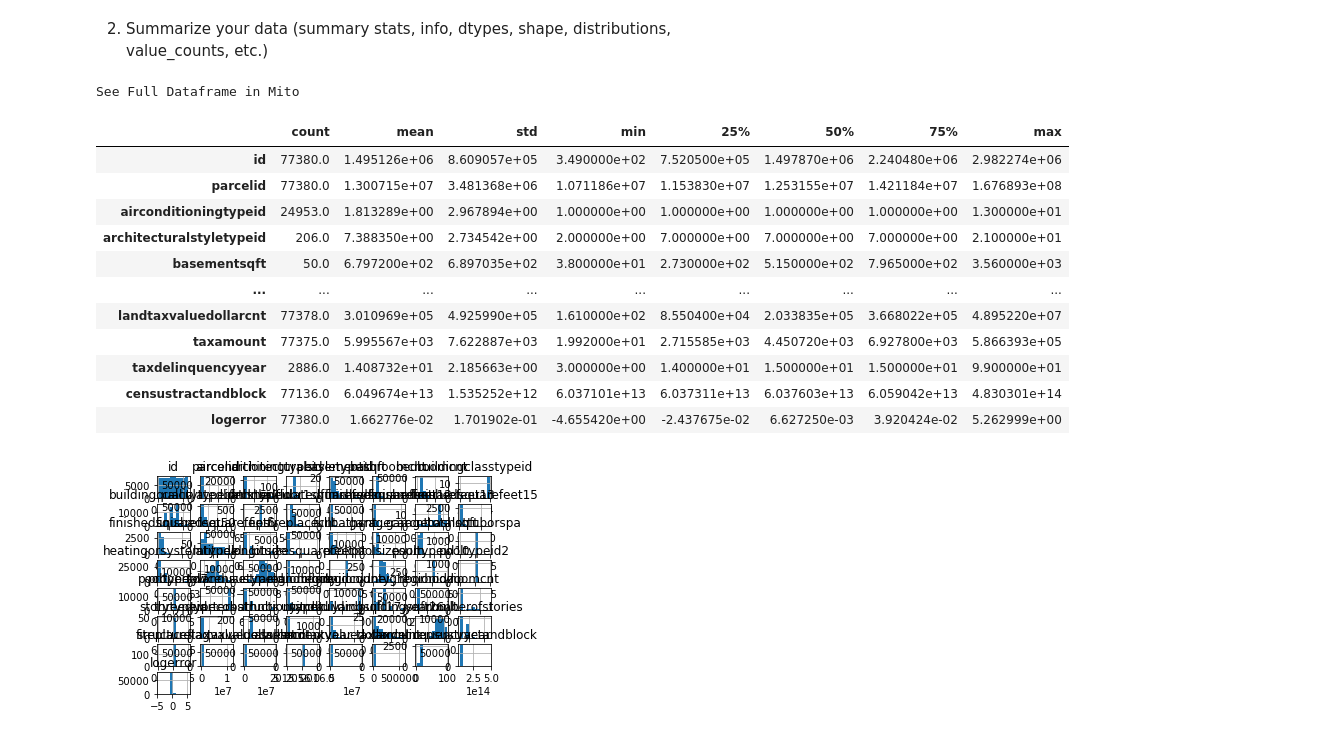
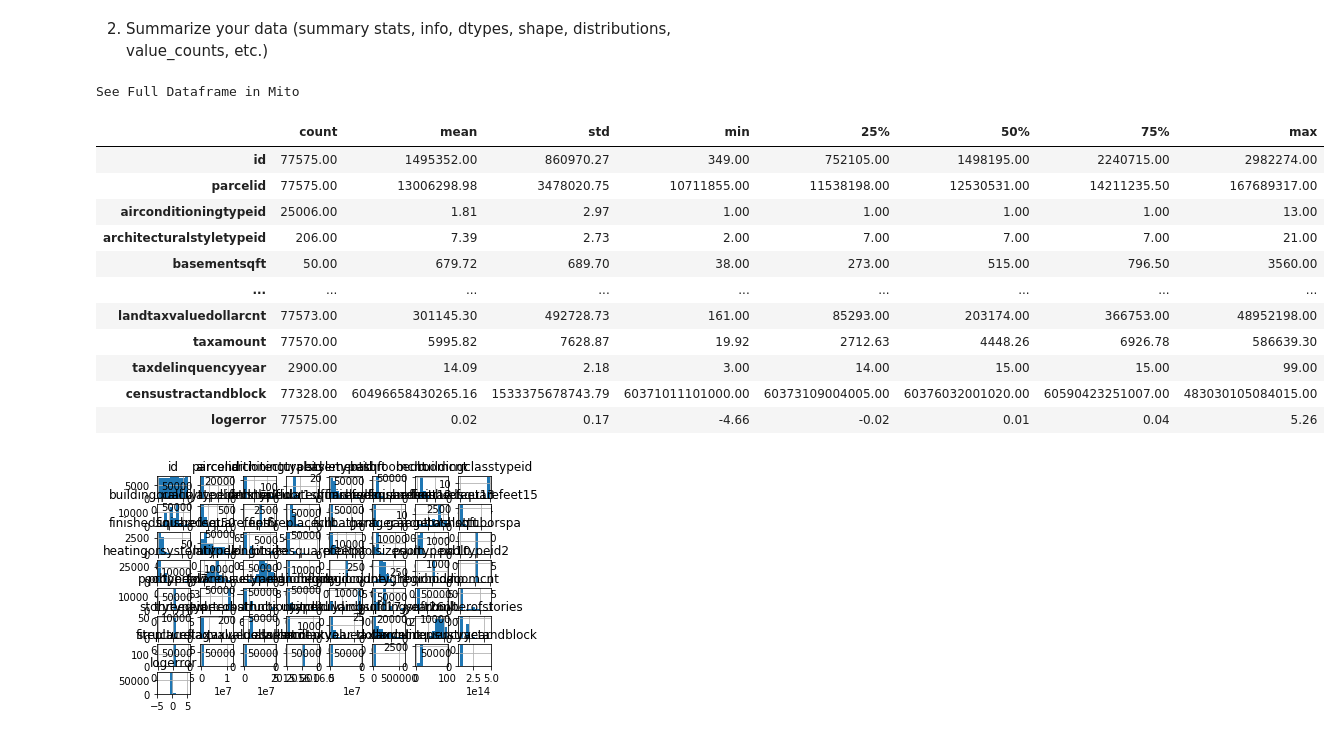
Before and after one commit to Jared-Godar/clustering-exercises, a Jupyter notebook: wrangle-exercises.ipynb, the cells around one changed output. Cells and saved outputs as stored; diff of their text form; code cells hidden in the pictures.

```diff
--- a/wrangle-exercises.ipynb
+++ b/wrangle-exercises.ipynb
@@ -104,6 +104,36 @@ WHERE latitude IS NOT NULL
 	AND longitude IS NOT NULL
 	AND transactiondate BETWEEN '2017-01-01' AND '2017-12-31';
 '''
+# %%
+sqlquery2='''
+SELECT prop.*,
+       pred.logerror,
+       pred.transactiondate,
+       air.airconditioningdesc,
+       arch.architecturalstyledesc,
+       build.buildingclassdesc,
+       heat.heatingorsystemdesc,
+       landuse.propertylandusedesc,
+       story.storydesc,
+       construct.typeconstructiondesc
+
+FROM   properties_2017 prop
+       INNER JOIN (SELECT parcelid,
+                          logerror,
+                          Max(transactiondate) transactiondate
+                   FROM   predictions_2017
+                   GROUP  BY parcelid, logerror) pred
+               USING (parcelid)
+       LEFT JOIN airconditioningtype air USING (airconditioningtypeid)
+       LEFT JOIN architecturalstyletype arch USING (architecturalstyletypeid)
+       LEFT JOIN buildingclasstype build USING (buildingclasstypeid)
+       LEFT JOIN heatingorsystemtype heat USING (heatingorsystemtypeid)
+       LEFT JOIN propertylandusetype landuse USING (propertylandusetypeid)
+       LEFT JOIN storytype story USING (storytypeid)
+       LEFT JOIN typeconstructiontype construct USING (typeconstructiontypeid)
+WHERE  prop.latitude IS NOT NULL
+       AND prop.longitude IS NOT NULL
+'''
 # %%
 def acquire_cache_zillow():
     url = get_connection('zillow')
@@ -112,5 +142,15 @@ def acquire_cache_zillow():
     zillow = pd.read_csv('zillow.csv')
     zillow.drop(columns=['Unnamed: 0'], inplace=True)
     return zillow
+# %%
+def acquire_cache_zillow2():
+    url = get_connection('zillow')
+    zillow2 = pd.read_sql(sqlquery2, url)
+    zillow2.to_csv('zillow2.csv')
+    zillow2 = pd.read_csv('zillow2.csv')
+    zillow2.drop(columns=['Unnamed: 0'], inplace=True)
+    return zillow2
 # %%
 zillow = acquire_cache_zillow()
+# %%
+zillow2 = acquire_cache_zillow2()
@@ -127,18 +173,20 @@ See Full Dataframe in Mito
+# %%
+df=zillow2
 # %% [markdown]
 2. Summarize your data (summary stats, info, dtypes, shape, distributions, value_counts, etc.)</p>
 # %%
-zillow.describe().T
+df.describe().T
 # %% [output]
 See Full Dataframe in Mito
 |  | count | mean | std | min | 25% | 50% | 75% | max |
-| id | 77380.0 | 1.495126e+06 | 8.609057e+05 | 3.490000e+02 | 7.520500e+05 | 1.497870e+06 | 2.240480e+06 | 2.982274e+06 |
-| parcelid | 77380.0 | 1.300715e+07 | 3.481368e+06 | 1.071186e+07 | 1.153830e+07 | 1.253155e+07 | 1.421184e+07 | 1.676893e+08 |
-| airconditioningtypeid | 24953.0 | 1.813289e+00 | 2.967894e+00 | 1.000000e+00 | 1.000000e+00 | 1.000000e+00 | 1.000000e+00 | 1.300000e+01 |
-| architecturalstyletypeid | 206.0 | 7.388350e+00 | 2.734542e+00 | 2.000000e+00 | 7.000000e+00 | 7.000000e+00 | 7.000000e+00 | 2.100000e+01 |
-| basementsqft | 50.0 | 6.797200e+02 | 6.897035e+02 | 3.800000e+01 | 2.730000e+02 | 5.150000e+02 | 7.965000e+02 | 3.560000e+03 |
+| id | 77575.00 | 1495352.00 | 860970.27 | 349.00 | 752105.00 | 1498195.00 | 2240715.00 | 2982274.00 |
+| parcelid | 77575.00 | 13006298.98 | 3478020.75 | 10711855.00 | 11538198.00 | 12530531.00 | 14211235.50 | 167689317.00 |
+| airconditioningtypeid | 25006.00 | 1.81 | 2.97 | 1.00 | 1.00 | 1.00 | 1.00 | 13.00 |
+| architecturalstyletypeid | 206.00 | 7.39 | 2.73 | 2.00 | 7.00 | 7.00 | 7.00 | 21.00 |
+| basementsqft | 50.00 | 679.72 | 689.70 | 38.00 | 273.00 | 515.00 | 796.50 | 3560.00 |
 | ... | ... | ... | ... | ... | ... | ... | ... | ... |
-| landtaxvaluedollarcnt | 77378.0 | 3.010969e+05 | 4.925990e+05 | 1.610000e+02 | 8.550400e+04 | 2.033835e+05 | 3.668022e+05 | 4.895220e+07 |
-| taxamount | 77375.0 | 5.995567e+03 | 7.622887e+03 | 1.992000e+01 | 2.715585e+03 | 4.450720e+03 | 6.927800e+03 | 5.866393e+05 |
-| taxdelinquencyyear | 2886.0 | 1.408732e+01 | 2.185663e+00 | 3.000000e+00 | 1.400000e+01 | 1.500000e+01 | 1.500000e+01 | 9.900000e+01 |
-| censustractandblock | 77136.0 | 6.049674e+13 | 1.535252e+12 | 6.037101e+13 | 6.037311e+13 | 6.037603e+13 | 6.059042e+13 | 4.830301e+14 |
-| logerror | 77380.0 | 1.662776e-02 | 1.701902e-01 | -4.655420e+00 | -2.437675e-02 | 6.627250e-03 | 3.920424e-02 | 5.262999e+00 |
+| landtaxvaluedollarcnt | 77573.00 | 301145.30 | 492728.73 | 161.00 | 85293.00 | 203174.00 | 366753.00 | 48952198.00 |
+| taxamount | 77570.00 | 5995.82 | 7628.87 | 19.92 | 2712.63 | 4448.26 | 6926.78 | 586639.30 |
+| taxdelinquencyyear | 2900.00 | 14.09 | 2.18 | 3.00 | 14.00 | 15.00 | 15.00 | 99.00 |
+| censustractandblock | 77328.00 | 60496658430265.16 | 1533375678743.79 | 60371011101000.00 | 60373109004005.00 | 60376032001020.00 | 60590423251007.00 | 483030105084015.00 |
+| logerror | 77575.00 | 0.02 | 0.17 | -4.66 | -0.02 | 0.01 | 0.04 | 5.26 |
```
Also changed, not shown: parts of 47 cells of this notebook, 3 other files.
